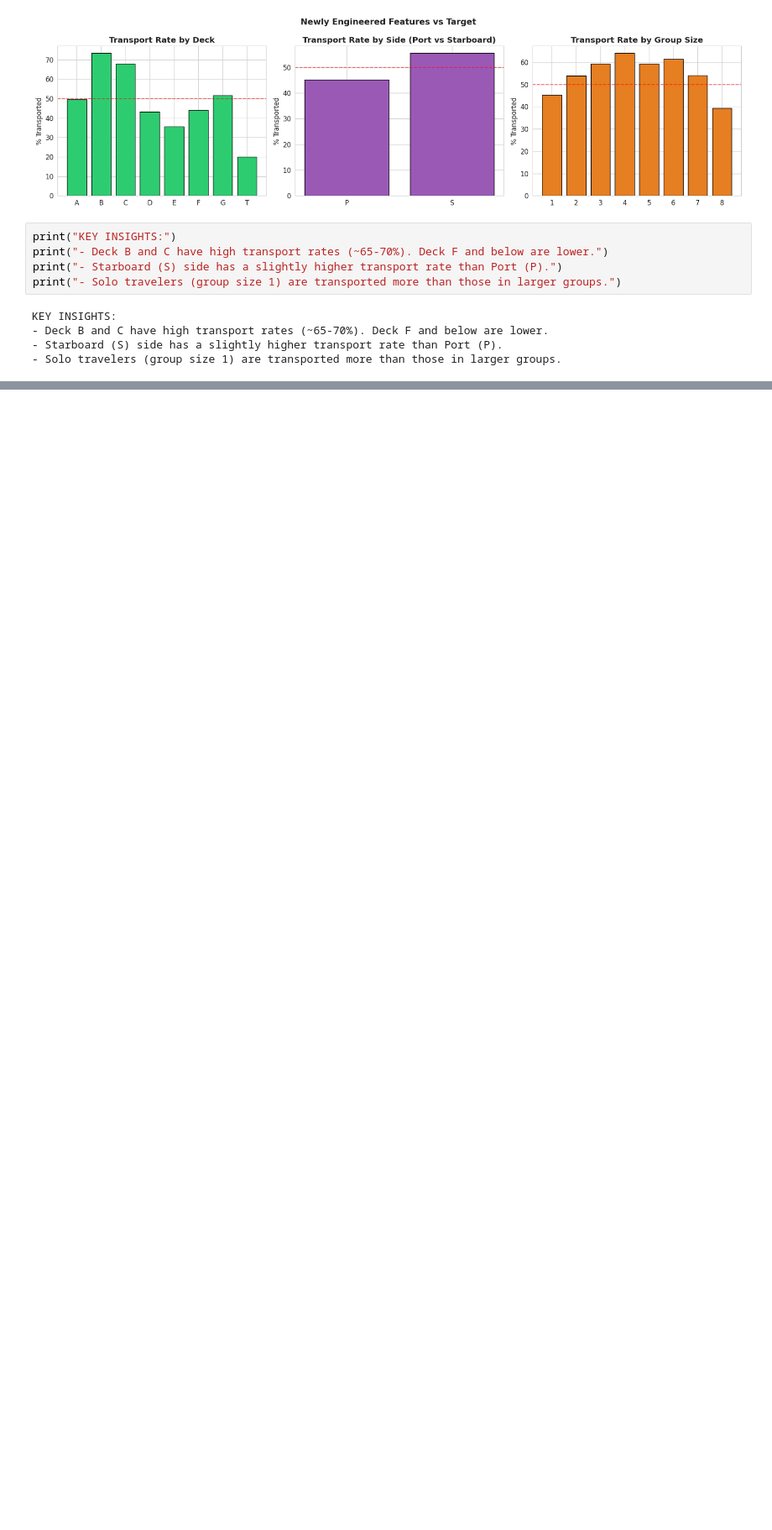
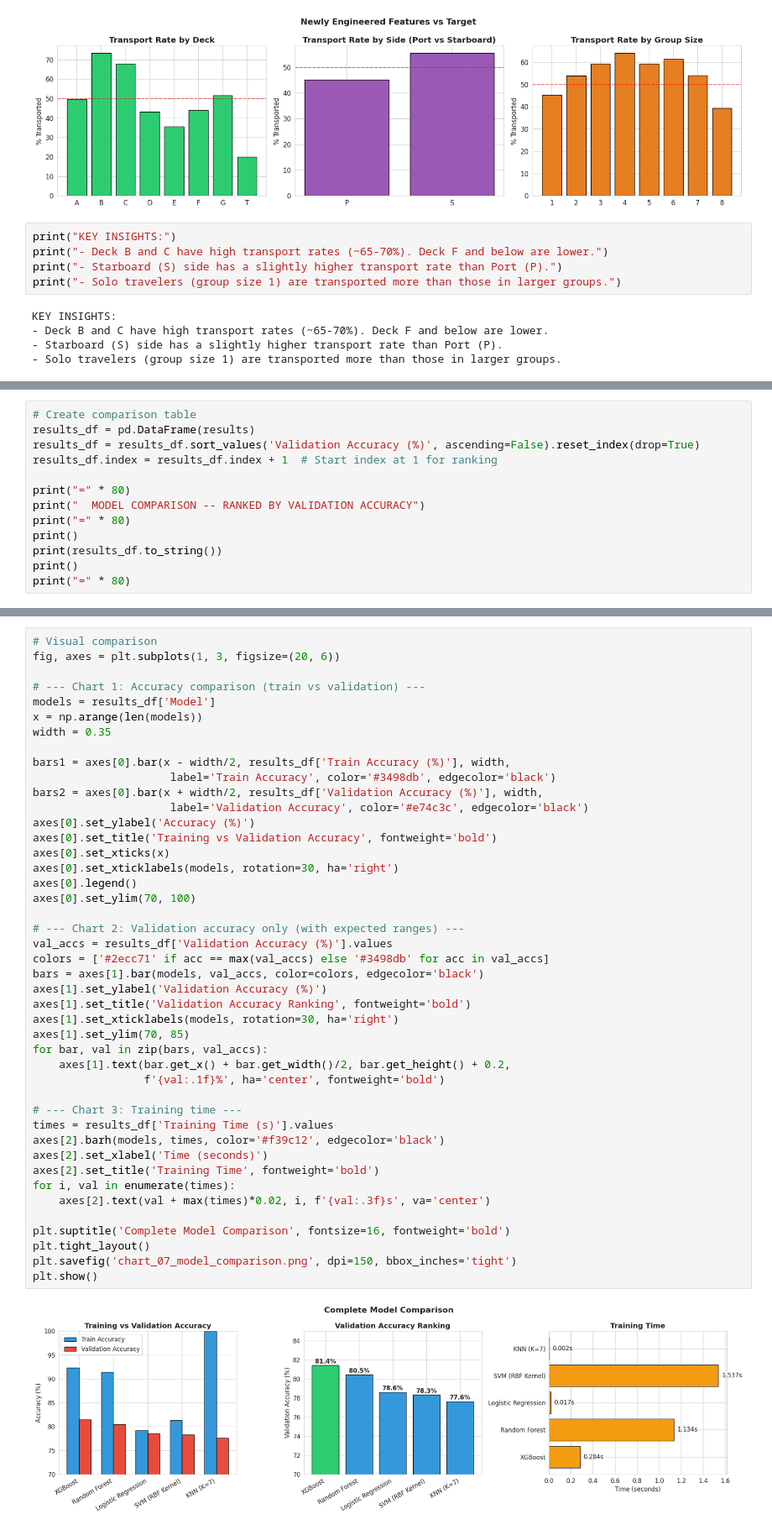
Before and after one commit to sneha-rangole/Machine-Learning-with-Patient-Drug-Data, a Jupyter notebook: spaceship-titanic-complete-machine-learning.ipynb, the cells around one changed output, grey strips where cells are left out. Shown at 84% size. Cells and saved outputs as stored; diff of their text form; blank space fills up the shorter version.

```diff
--- a/spaceship-titanic-complete-machine-learning.ipynb
+++ b/spaceship-titanic-complete-machine-learning.ipynb
@@ -475,0 +982,13 @@ KEY INSIGHTS:
+# %%
+# Create comparison table
+results_df = pd.DataFrame(results)
+results_df = results_df.sort_values('Validation Accuracy (%)', ascending=False).reset_index(drop=True)
+results_df.index = results_df.index + 1  # Start index at 1 for ranking
+
+print("=" * 80)
+print("  MODEL COMPARISON -- RANKED BY VALIDATION ACCURACY")
+print("=" * 80)
+print()
+print(results_df.to_string())
+print()
+print("=" * 80)
@@ -475,0 +1008,46 @@ KEY INSIGHTS:
+# %%
+# Visual comparison
+fig, axes = plt.subplots(1, 3, figsize=(20, 6))
+
+# --- Chart 1: Accuracy comparison (train vs validation) ---
+models = results_df['Model']
+x = np.arange(len(models))
+width = 0.35
+
+bars1 = axes[0].bar(x - width/2, results_df['Train Accuracy (%)'], width,
+                     label='Train Accuracy', color='#3498db', edgecolor='black')
+bars2 = axes[0].bar(x + width/2, results_df['Validation Accuracy (%)'], width,
+                     label='Validation Accuracy', color='#e74c3c', edgecolor='black')
+axes[0].set_ylabel('Accuracy (%)')
+axes[0].set_title('Training vs Validation Accuracy', fontweight='bold')
+axes[0].set_xticks(x)
+axes[0].set_xticklabels(models, rotation=30, ha='right')
+axes[0].legend()
+axes[0].set_ylim(70, 100)
+
+# --- Chart 2: Validation accuracy only (with expected ranges) ---
+val_accs = results_df['Validation Accuracy (%)'].values
+colors = ['#2ecc71' if acc == max(val_accs) else '#3498db' for acc in val_accs]
+bars = axes[1].bar(models, val_accs, color=colors, edgecolor='black')
+axes[1].set_ylabel('Validation Accuracy (%)')
+axes[1].set_title('Validation Accuracy Ranking', fontweight='bold')
+axes[1].set_xticklabels(models, rotation=30, ha='right')
+axes[1].set_ylim(70, 85)
+for bar, val in zip(bars, val_accs):
+    axes[1].text(bar.get_x() + bar.get_width()/2, bar.get_height() + 0.2,
+                 f'{val:.1f}%', ha='center', fontweight='bold')
+
+# --- Chart 3: Training time ---
+times = results_df['Training Time (s)'].values
+axes[2].barh(models, times, color='#f39c12', edgecolor='black')
+axes[2].set_xlabel('Time (seconds)')
+axes[2].set_title('Training Time', fontweight='bold')
+for i, val in enumerate(times):
+    axes[2].text(val + max(times)*0.02, i, f'{val:.3f}s', va='center')
+
+plt.suptitle('Complete Model Comparison', fontsize=16, fontweight='bold')
+plt.tight_layout()
+plt.savefig('chart_07_model_comparison.png', dpi=150, bbox_inches='tight')
+plt.show()
+# %% [output]
+[figure, added]
```
Also changed, not shown: parts of 32 cells of this notebook.
